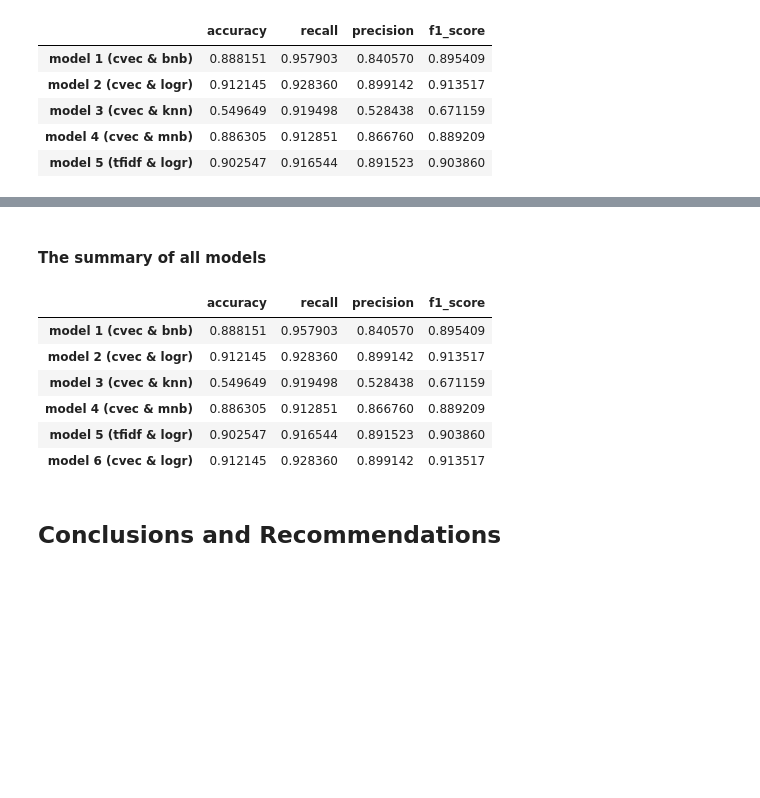
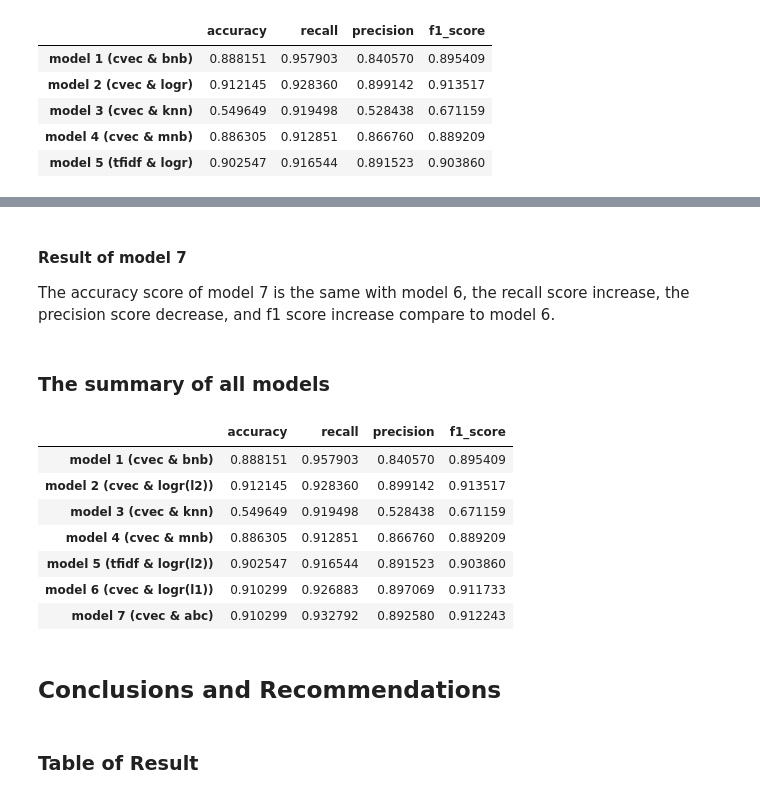
Before and after one commit to tkhong95/APIs_NLP, a Jupyter notebook: code/03_modeling.ipynb, the cells around one changed output, grey strips where cells are left out. Drawn from its saved outputs; the diff is of its cells as text; code cells hidden in the pictures; blank space fills up the shorter version.

```diff
--- a/code/03_modeling.ipynb
+++ b/code/03_modeling.ipynb
@@ -596,0 +606,12 @@ f1 score: 0.913517441860465
+# %%
+pipe_params_4 = {
+    'cvec__max_features' : [20000, 40000],
+    'cvec__min_df' : [2, 3],
+    'cvec__max_df' : [0.85, 0.9],
+    'cvec__ngram_range' : [(1, 2)],
+    'cvec__stop_words' : [None],
+    'abc__n_estimators' :[100, 200]
+}
+# %%
+gs_7 = GridSearchCV(pipe_7, pipe_params_4, cv=5)
+gs_7.fit(X_train,y_train)
@@ -596,0 +646,4 @@ f1 score: 0.913517441860465
+# %%
+preds7 = gs_7.predict(X_test)
+# %%
+scores.append(evaluation(X_test, y_test, preds7, gs_7))
@@ -597,16 +656,23 @@ f1 score: 0.913517441860465
+# %% [markdown]
+#### Result of model 7
+
+The accuracy score of model 7 is the same with model 6, the recall score increase, the precision score decrease, and f1 score increase compare to model 6.
 # %% [markdown]
-#### The summary of all models
+### The summary of all models
 # %%
-pd.DataFrame(scores, index=['model 1 (cvec & bnb)', 'model 2 (cvec & logr)',
+pd.DataFrame(scores, index=['model 1 (cvec & bnb)', 'model 2 (cvec & logr(l2))',
              'model 3 (cvec & knn)','model 4 (cvec & mnb)',
-                            'model 5 (tfidf & logr)','model 6 (cvec & logr)'])
+                            'model 5 (tfidf & logr(l2))','model 6 (cvec & logr(l1))','model 7 (cvec & abc)'])
 # %% [output]
 |  | accuracy | recall | precision | f1_score |
 | model 1 (cvec & bnb) | 0.888151 | 0.957903 | 0.840570 | 0.895409 |
-| model 2 (cvec & logr) | 0.912145 | 0.928360 | 0.899142 | 0.913517 |
+| model 2 (cvec & logr(l2)) | 0.912145 | 0.928360 | 0.899142 | 0.913517 |
 | model 3 (cvec & knn) | 0.549649 | 0.919498 | 0.528438 | 0.671159 |
 | model 4 (cvec & mnb) | 0.886305 | 0.912851 | 0.866760 | 0.889209 |
-| model 5 (tfidf & logr) | 0.902547 | 0.916544 | 0.891523 | 0.903860 |
-| model 6 (cvec & logr) | 0.912145 | 0.928360 | 0.899142 | 0.913517 |
+| model 5 (tfidf & logr(l2)) | 0.902547 | 0.916544 | 0.891523 | 0.903860 |
+| model 6 (cvec & logr(l1)) | 0.910299 | 0.926883 | 0.897069 | 0.911733 |
+| model 7 (cvec & abc) | 0.910299 | 0.932792 | 0.892580 | 0.912243 |
 # %% [markdown]
 ## Conclusions and Recommendations
+# %% [markdown]
+### Table of Result
```
Also changed, not shown: parts of 24 cells of this notebook.
